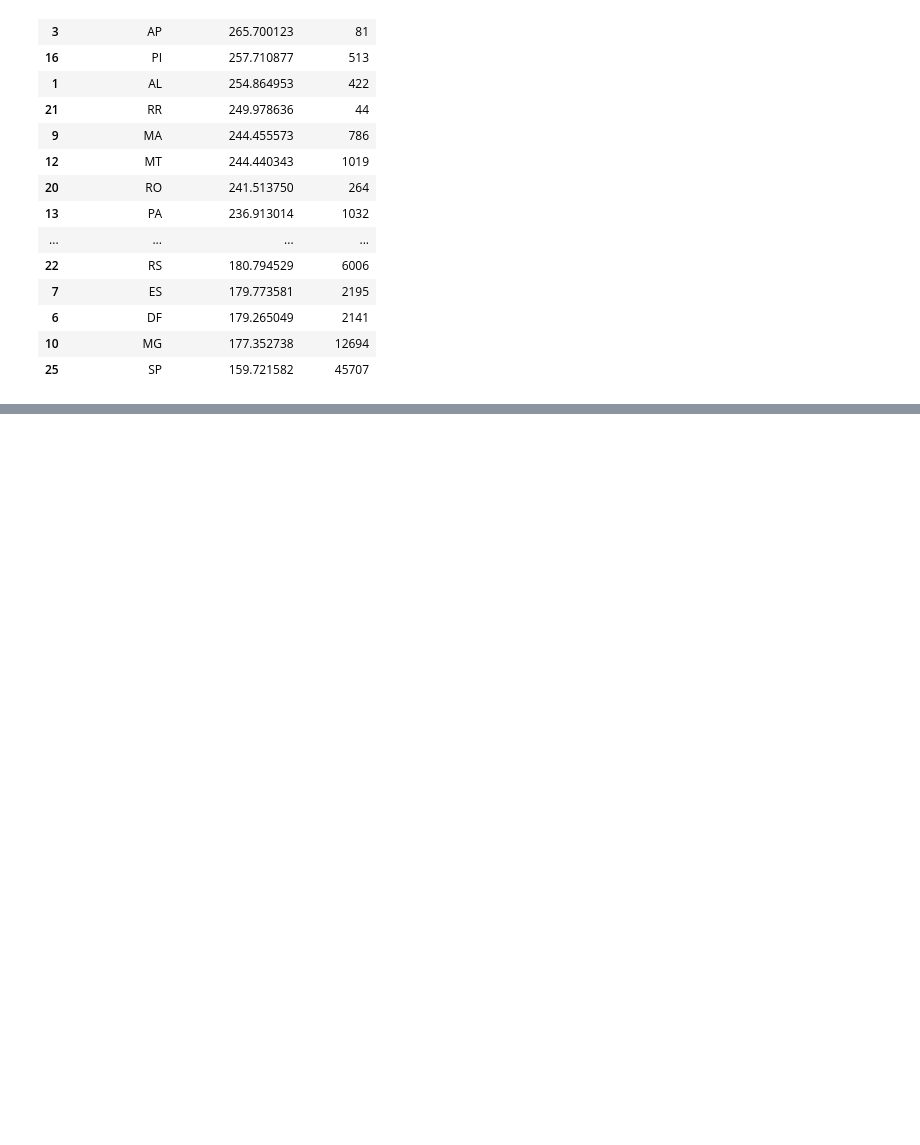
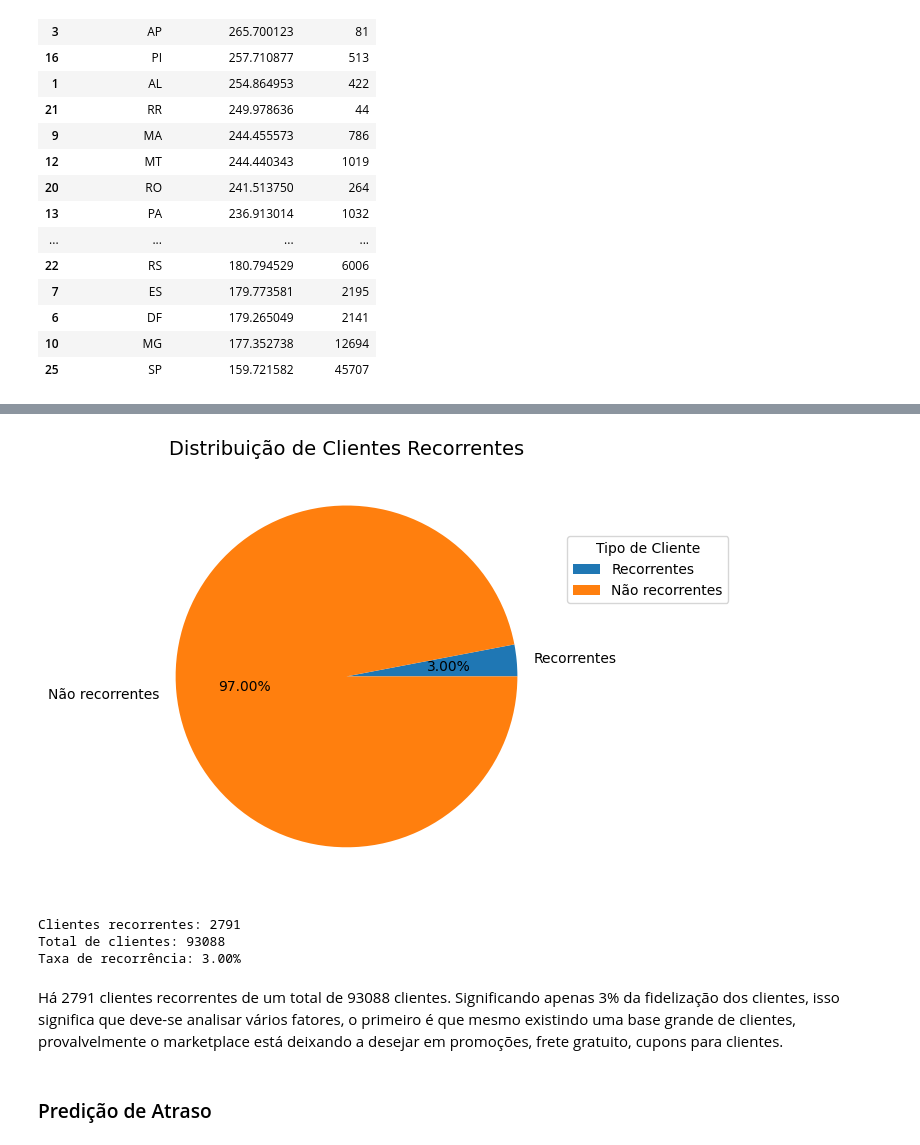
Before and after one commit to marcello10/triggo-ai-olist, a Jupyter notebook: analyses-olist.ipynb, the cells around one changed output, grey strips where cells are left out. Cells and saved outputs as stored; diff of their text form; code cells hidden in the pictures; blank space fills up the shorter version.

```diff
--- a/analyses-olist.ipynb
+++ b/analyses-olist.ipynb
@@ -1170,0 +1150,3 @@ plt.tight_layout()  # Ajustando o layout para evitar sobreposição
+# %%
+df_customer_order_id = olist_customers_dataset.merge(olist_orders_dataset[['order_id','customer_id']],
+                            on='customer_id')
@@ -1170,0 +1164,42 @@ plt.tight_layout()  # Ajustando o layout para evitar sobreposição
+# %%
+recurrent_rate = quantity_recurrent_customer/customer_quantity
+no_recurrent_rate = 1 - recurrent_rate
+labels = ['Não Recorrentes', 'Recorrentes']
+valores = [recurrent_rate,no_recurrent_rate]
+labels = ['Recorrentes', 'Não recorrentes']
+cores = ['green', 'royalblue']
+
+# Criando a figura
+plt.figure(figsize=(7, 7))
+wedges, texts, autotexts = plt.pie(
+    valores,
+    labels=labels,
+    autopct='%1.2f%%',
+    #textprops={'color': 'white', 'fontsize': 12}
+)
+
+# Adicionando título
+plt.title('Distribuição de Clientes Recorrentes', fontsize=14)
+
+# Adicionando legenda ao lado do gráfico
+plt.legend(wedges, labels, title="Tipo de Cliente", loc="center left", bbox_to_anchor=(1, 0.75))
+
+# Melhorando o layout
+plt.tight_layout()
+
+# Exibindo o gráfico
+plt.show()
+
+# Impressão das métricas
+print(f"Clientes recorrentes: {quantity_recurrent_customer}")
+print(f"Total de clientes: {customer_quantity}")
+print(f"Taxa de recorrência: {recurrent_rate:.2%}")
+# %% [output]
+[figure, added]
+Clientes recorrentes: 2791
+Total de clientes: 93088
+Taxa de recorrência: 3.00%
+# %% [markdown]
+Há 2791 clientes recorrentes de um total de 93088 clientes. Significando apenas 3% da fidelização dos clientes, isso significa que deve-se analisar vários fatores, o primeiro é que mesmo existindo uma base grande de clientes, provalvelmente o marketplace está deixando a desejar em promoções, frete gratuito, cupons para clientes.
+# %% [markdown]
+### Predição de Atraso
```
Also changed, not shown: parts of 14 cells of this notebook.
